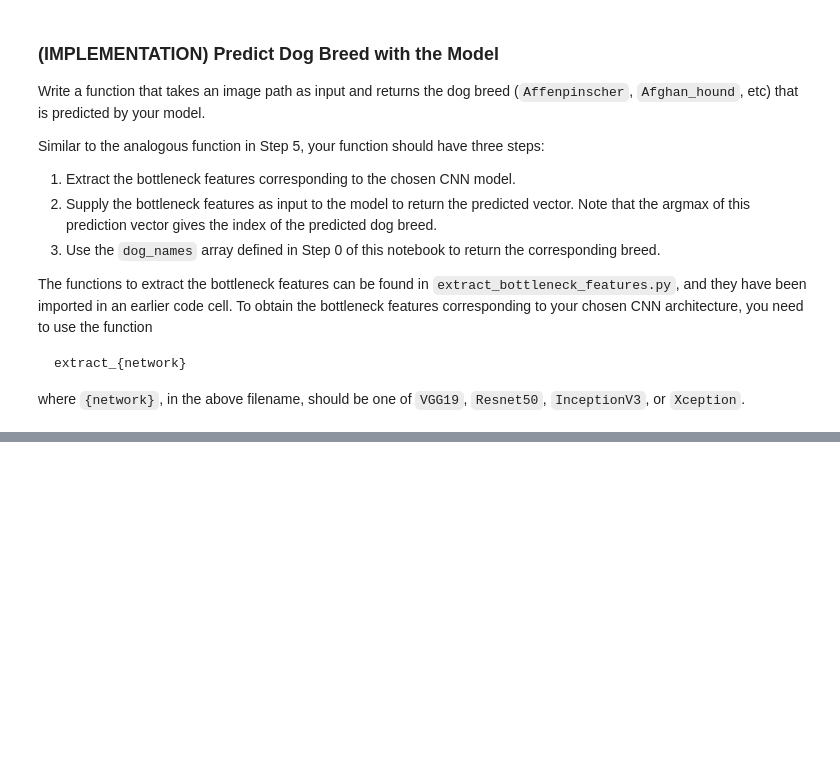
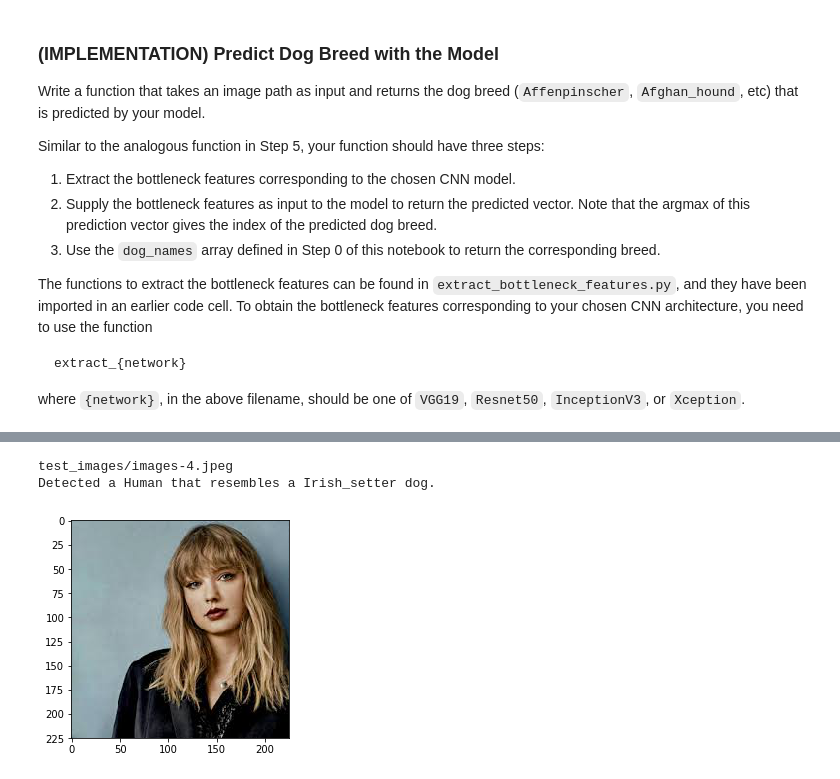
Before and after one commit to adamaboudan/dog-project, a Jupyter notebook: dog_app.ipynb, the cells around one changed output, grey strips where cells are left out. Cells and saved outputs as stored; diff of their text form; code cells hidden in the pictures; blank space fills up the shorter version.

```diff
--- a/dog_app.ipynb
+++ b/dog_app.ipynb
@@ -565,0 +805,11 @@ __Answer:__
+# %%
+print(M[3])
+breed_predictor(M[3])
+img = cv2.imread(M[3])
+img = cv2.cvtColor(img, cv2.COLOR_BGR2RGB)
+plt.imshow(img)
+plt.show()
+# %% [output]
+test_images/images-4.jpeg
+Detected a Human that resembles a Irish_setter dog.
+[figure, added]
```
Also changed, not shown: parts of 29 cells of this notebook.
